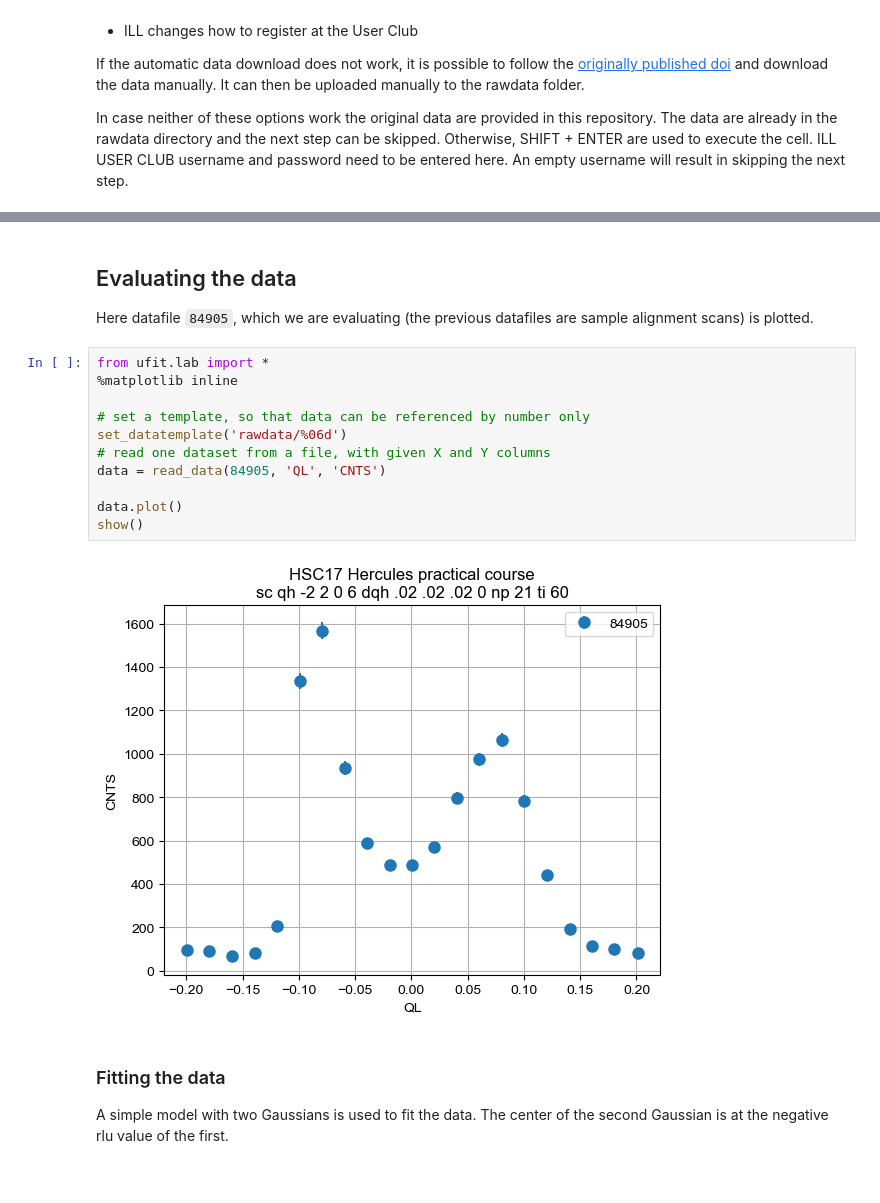
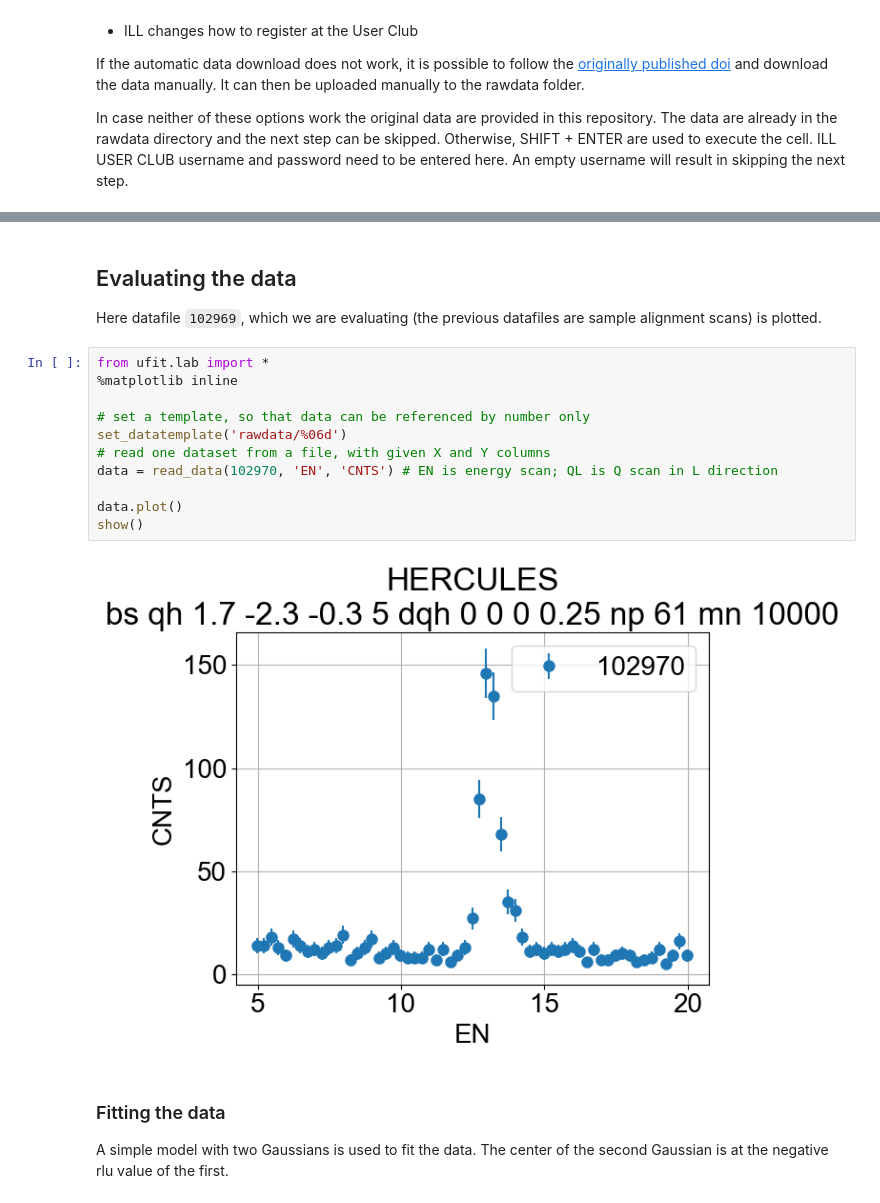
Before and after one commit to OctiEHA/silicon2022, a Jupyter notebook: silicon.ipynb, the cells around one changed output, grey strips where cells are left out. Cells and saved outputs as stored; diff of their text form.

Commit message:
fixed everything on data evaluation

```diff
--- a/silicon.ipynb
+++ b/silicon.ipynb
@@ -74,20 +74,20 @@ Downloading datafiles: 102942 102943 102944 102945 102946 102947 102948 102949 1
 # %% [markdown]
 ## Evaluating the data
 
-Here datafile `84905`, which we are evaluating (the previous datafiles are sample alignment scans) is plotted.
+Here datafile `102969`, which we are evaluating (the previous datafiles are sample alignment scans) is plotted.
 # %%
 from ufit.lab import *
 %matplotlib inline
 
 # set a template, so that data can be referenced by number only
 set_datatemplate('rawdata/%06d')
 # read one dataset from a file, with given X and Y columns
-data = read_data(84905, 'QL', 'CNTS')
+data = read_data(102970, 'EN', 'CNTS') # EN is energy scan; QL is Q scan in L direction
 
 data.plot()
 show()
 # %% [output]
-[figure, old version]
+[figure, new version]
 # %% [markdown]
 ### Fitting the data
 
```
Also changed, not shown: parts of 7 cells of this notebook, 49 other files.
